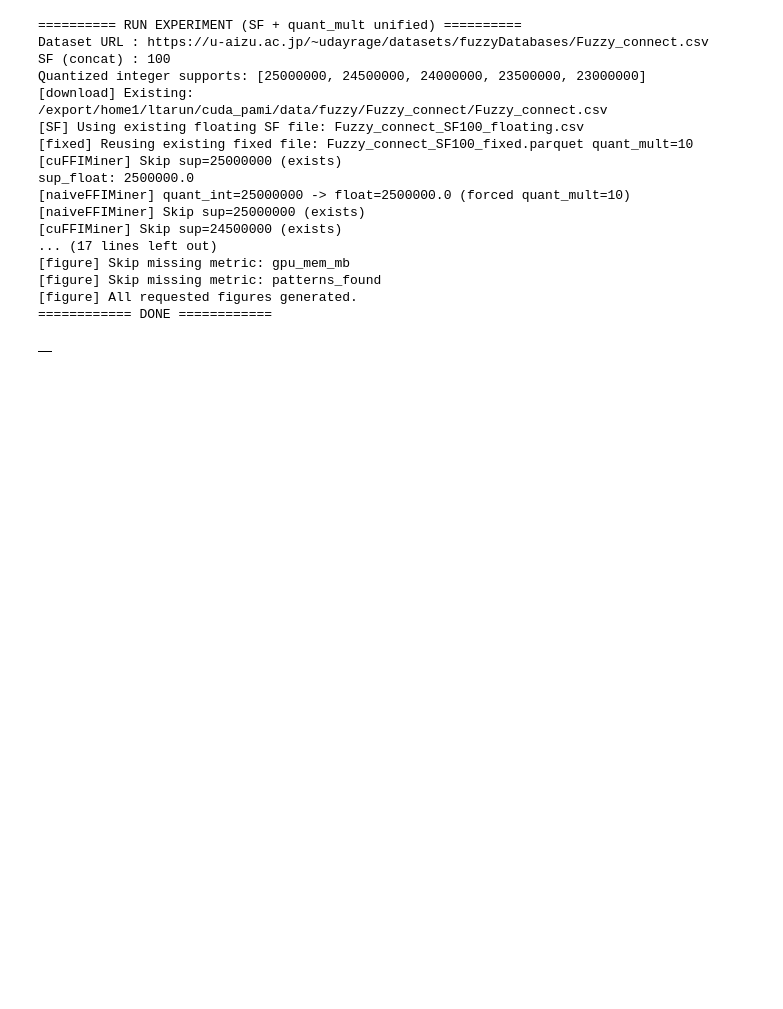
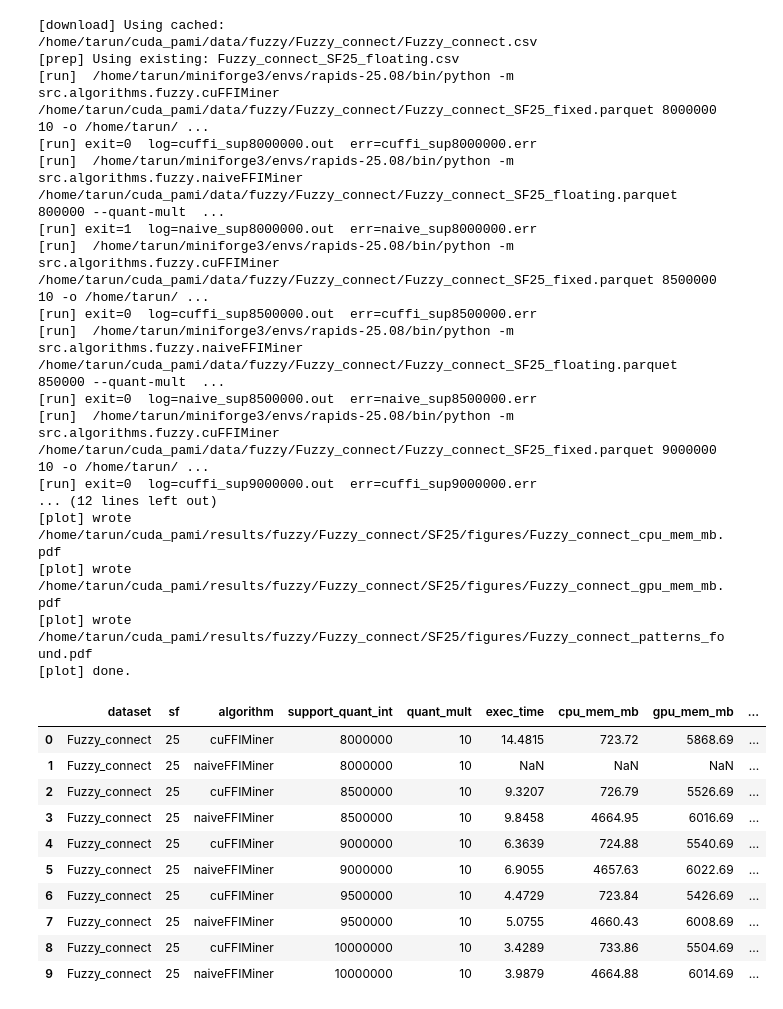
Before and after one commit to udayRage/cuda_pami, a Jupyter notebook: notebooks/fuzzy/fuzzy.ipynb, the cells around one changed output. Cells and saved outputs as stored; diff of their text form; code cells hidden in the pictures; blank space fills up the shorter version.

```diff
--- a/notebooks/fuzzy/fuzzy.ipynb
+++ b/notebooks/fuzzy/fuzzy.ipynb
@@ -304,27 +348,36 @@ sup_float: 4000.0
 # %%
 connect = "https://u-aizu.ac.jp/~udayrage/datasets/fuzzyDatabases/Fuzzy_connect.csv"
-connect_sup = [25000000, 24500000, 24000000, 23500000, 23000000]
+connect_sup = [8_000_000, 8_500_000, 9_000_000, 9_500_000, 10_000_000]
 
-metrics_connect = run_experiment(connect, 100, connect_sup)
-metrics_connect
+run_pipeline(connect, sf=25, supports_quant_int=connect_sup, force=True)
 # %% [output]
-========== RUN EXPERIMENT (SF + quant_mult unified) ==========
-Dataset URL : https://u-aizu.ac.jp/~udayrage/datasets/fuzzyDatabases/Fuzzy_connect.csv
-SF (concat) : 100
-Quantized integer supports: [25000000, 24500000, 24000000, 23500000, 23000000]
-[download] Existing: /export/home1/ltarun/cuda_pami/data/fuzzy/Fuzzy_connect/Fuzzy_connect.csv
-[SF] Using existing floating SF file: Fuzzy_connect_SF100_floating.csv
-[fixed] Reusing existing fixed file: Fuzzy_connect_SF100_fixed.parquet quant_mult=10
-[cuFFIMiner] Skip sup=25000000 (exists)
-sup_float: 2500000.0
-[naiveFFIMiner] quant_int=25000000 -> float=2500000.0 (forced quant_mult=10)
-[naiveFFIMiner] Skip sup=25000000 (exists)
-[cuFFIMiner] Skip sup=24500000 (exists)
-... (17 lines left out)
-[figure] Skip missing metric: gpu_mem_mb
-[figure] Skip missing metric: patterns_found
-[figure] All requested figures generated.
-============ DONE ============
+[download] Using cached: /home/tarun/cuda_pami/data/fuzzy/Fuzzy_connect/Fuzzy_connect.csv
+[prep] Using existing: Fuzzy_connect_SF25_floating.csv
+[run]  /home/tarun/miniforge3/envs/rapids-25.08/bin/python -m src.algorithms.fuzzy.cuFFIMiner /home/tarun/cuda_pami/data/fuzzy/Fuzzy_connect/Fuzzy_connect_SF25_fixed.parquet 8000000 10 -o /home/tarun/ ...
+[run] exit=0  log=cuffi_sup8000000.out  err=cuffi_sup8000000.err
+[run]  /home/tarun/miniforge3/envs/rapids-25.08/bin/python -m src.algorithms.fuzzy.naiveFFIMiner /home/tarun/cuda_pami/data/fuzzy/Fuzzy_connect/Fuzzy_connect_SF25_floating.parquet 800000 --quant-mult  ...
+[run] exit=1  log=naive_sup8000000.out  err=naive_sup8000000.err
+[run]  /home/tarun/miniforge3/envs/rapids-25.08/bin/python -m src.algorithms.fuzzy.cuFFIMiner /home/tarun/cuda_pami/data/fuzzy/Fuzzy_connect/Fuzzy_connect_SF25_fixed.parquet 8500000 10 -o /home/tarun/ ...
+[run] exit=0  log=cuffi_sup8500000.out  err=cuffi_sup8500000.err
+[run]  /home/tarun/miniforge3/envs/rapids-25.08/bin/python -m src.algorithms.fuzzy.naiveFFIMiner /home/tarun/cuda_pami/data/fuzzy/Fuzzy_connect/Fuzzy_connect_SF25_floating.parquet 850000 --quant-mult  ...
+[run] exit=0  log=naive_sup8500000.out  err=naive_sup8500000.err
+[run]  /home/tarun/miniforge3/envs/rapids-25.08/bin/python -m src.algorithms.fuzzy.cuFFIMiner /home/tarun/cuda_pami/data/fuzzy/Fuzzy_connect/Fuzzy_connect_SF25_fixed.parquet 9000000 10 -o /home/tarun/ ...
+[run] exit=0  log=cuffi_sup9000000.out  err=cuffi_sup9000000.err
+... (12 lines left out)
+[plot] wrote /home/tarun/cuda_pami/results/fuzzy/Fuzzy_connect/SF25/figures/Fuzzy_connect_cpu_mem_mb.pdf
+[plot] wrote /home/tarun/cuda_pami/results/fuzzy/Fuzzy_connect/SF25/figures/Fuzzy_connect_gpu_mem_mb.pdf
+[plot] wrote /home/tarun/cuda_pami/results/fuzzy/Fuzzy_connect/SF25/figures/Fuzzy_connect_patterns_found.pdf
+[plot] done.
-|  |
+|  | dataset | sf | algorithm | support_quant_int | quant_mult | exec_time | cpu_mem_mb | gpu_mem_mb | ... |
+| 0 | Fuzzy_connect | 25 | cuFFIMiner | 8000000 | 10 | 14.4815 | 723.72 | 5868.69 | ... |
+| 1 | Fuzzy_connect | 25 | naiveFFIMiner | 8000000 | 10 | NaN | NaN | NaN | ... |
+| 2 | Fuzzy_connect | 25 | cuFFIMiner | 8500000 | 10 | 9.3207 | 726.79 | 5526.69 | ... |
+| 3 | Fuzzy_connect | 25 | naiveFFIMiner | 8500000 | 10 | 9.8458 | 4664.95 | 6016.69 | ... |
+| 4 | Fuzzy_connect | 25 | cuFFIMiner | 9000000 | 10 | 6.3639 | 724.88 | 5540.69 | ... |
+| 5 | Fuzzy_connect | 25 | naiveFFIMiner | 9000000 | 10 | 6.9055 | 4657.63 | 6022.69 | ... |
+| 6 | Fuzzy_connect | 25 | cuFFIMiner | 9500000 | 10 | 4.4729 | 723.84 | 5426.69 | ... |
+| 7 | Fuzzy_connect | 25 | naiveFFIMiner | 9500000 | 10 | 5.0755 | 4660.43 | 6008.69 | ... |
+| 8 | Fuzzy_connect | 25 | cuFFIMiner | 10000000 | 10 | 3.4289 | 733.86 | 5504.69 | ... |
+| 9 | Fuzzy_connect | 25 | naiveFFIMiner | 10000000 | 10 | 3.9879 | 4664.88 | 6014.69 | ... |
 # %%
 kosarak = "https://u-aizu.ac.jp/~udayrage/datasets/fuzzyDatabases/Fuzzy_kosarak.csv"
```
Also changed, not shown: parts of 6 cells of this notebook, 45 other files.
